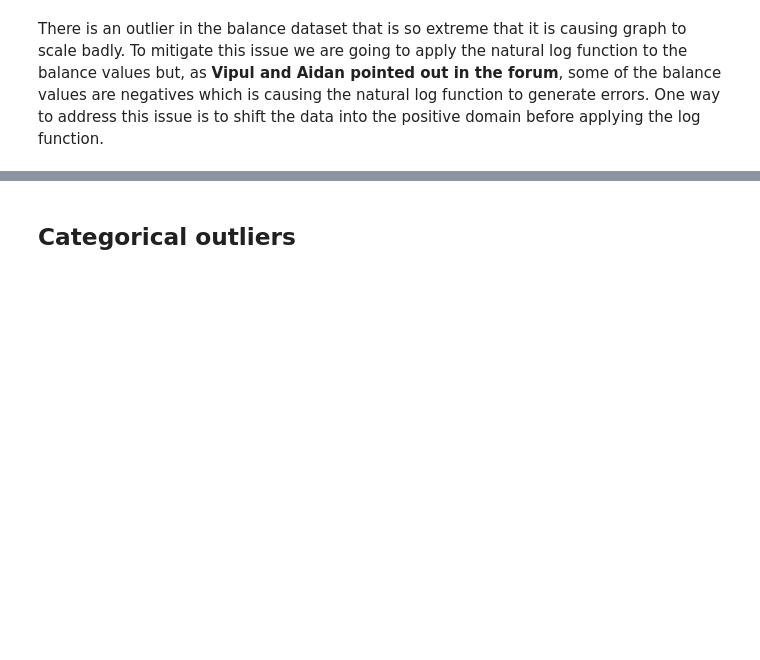
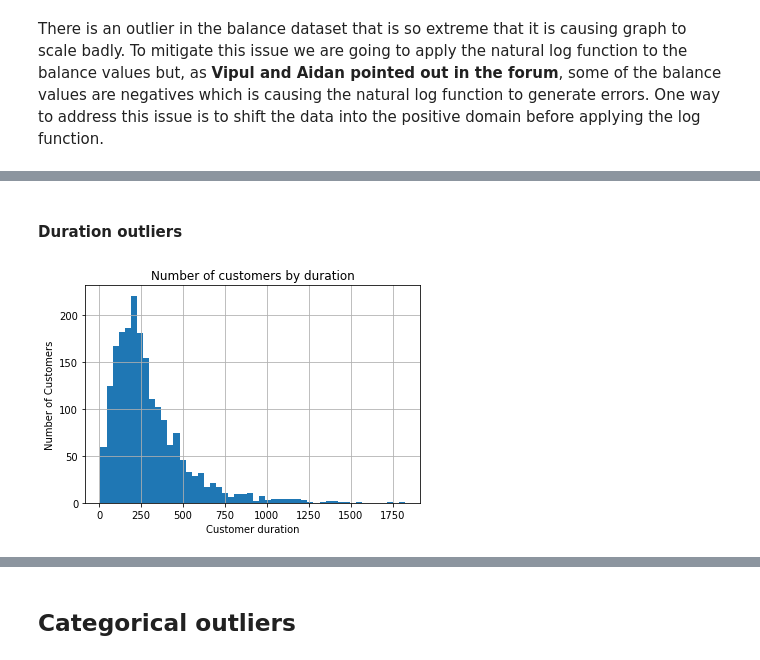
Before and after one commit to vipulpopat/MSCAI_Sem1_Etivity2, a Jupyter notebook: Etivity2-18263461.ipynb, the cells around one changed output, grey strips where cells are left out. Saved outputs shown, nothing was run; the diff lists cells and outputs as text; code cells hidden in the pictures; blank space fills up the shorter version.

```diff
--- a/Etivity2-18263461.ipynb
+++ b/Etivity2-18263461.ipynb
@@ -715,0 +654,6 @@ plot_data('ratio_ln_inc_minmax', 'ratio_ln_inc_minmax')
+# %% [markdown]
+#### Duration outliers
+# %%
+plot_histogram('duration')
+# %% [output]
+[figure, added]
```
Also changed, not shown: parts of 85 cells of this notebook.
